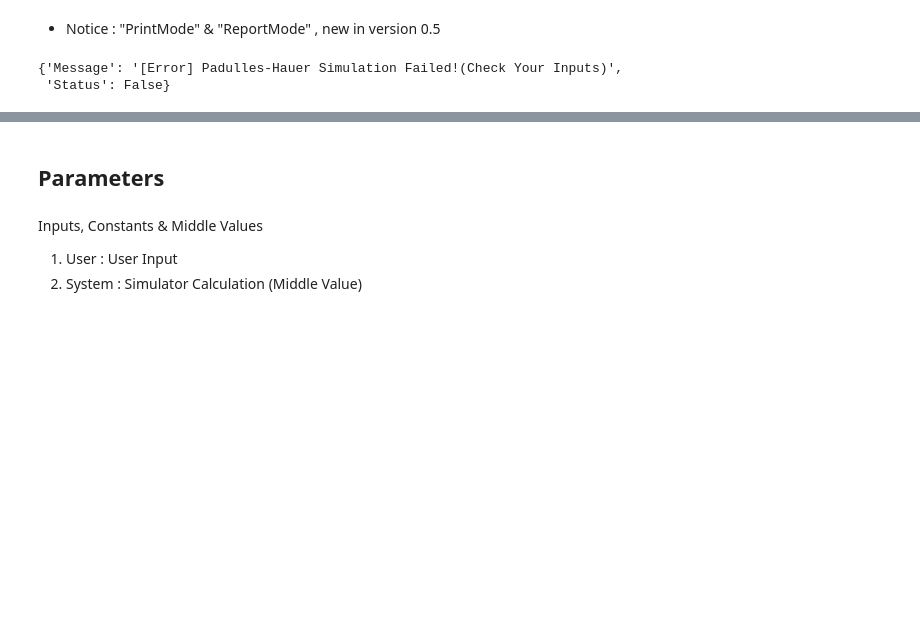
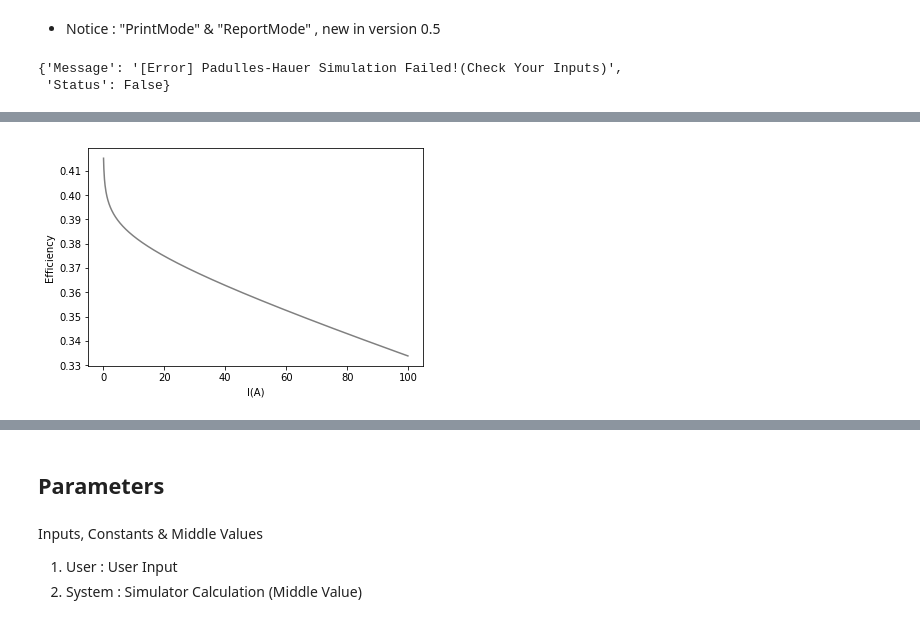
Before and after one commit to ECSIM/opem, a Jupyter notebook: Documents/Padulles_Hauer.ipynb, the cells around one changed output, grey strips where cells are left out. Drawn from its saved outputs; the diff is of its cells as text; code cells hidden in the pictures; blank space fills up the shorter version.

```diff
--- a/Documents/Padulles_Hauer.ipynb
+++ b/Documents/Padulles_Hauer.ipynb
@@ -265,0 +313,4 @@ Dynamic_Analysis(InputMethod={},TestMode=True,PrintMode=False,ReportMode=True)
+# %%
+plot_func(data["I"],data["EFF"],"I(A)","Efficiency","gray")
+# %% [output]
+[figure, added]
```
Also changed, not shown: parts of 16 cells of this notebook, 3 other files.
